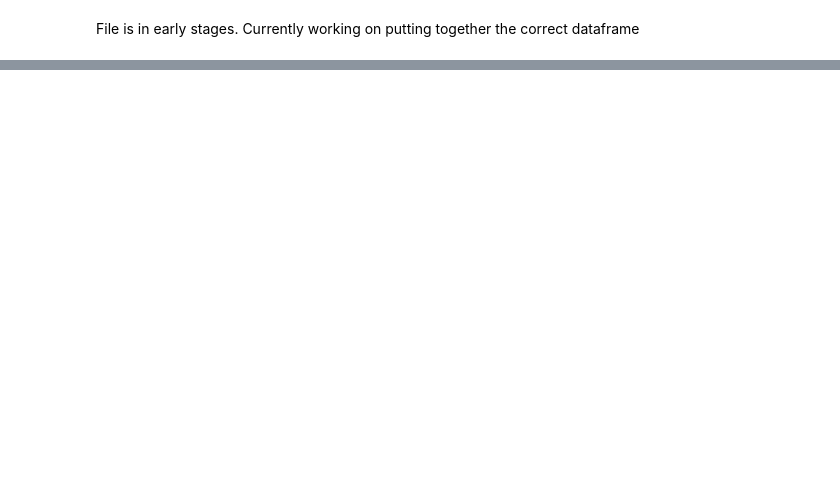
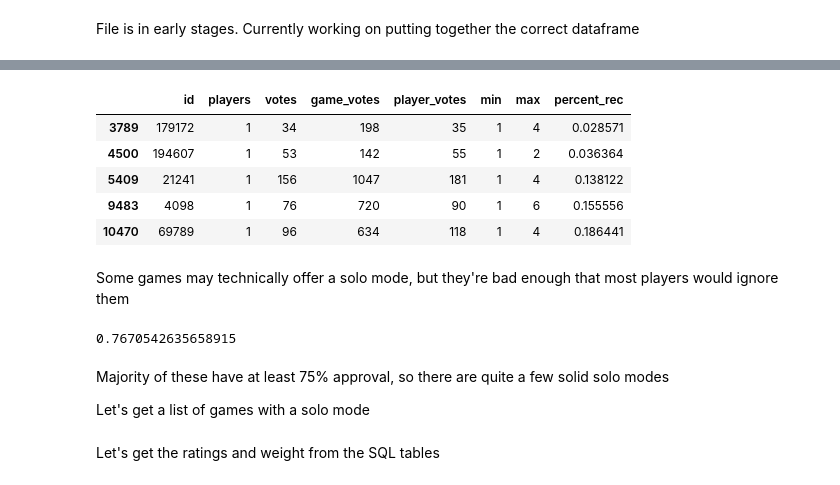
Before and after one commit to MarshallKrakauer/BGGAnalysis, a Jupyter notebook: PlayerCounts.ipynb, the cells around one changed output, grey strips where cells are left out. Cells and saved outputs as stored; diff of their text form; code cells hidden in the pictures; blank space fills up the shorter version.

Commit message:
beginning solo play analysis

```diff
--- a/PlayerCounts.ipynb
+++ b/PlayerCounts.ipynb
@@ -92,0 +97,9 @@ result_df[result_df['game_votes'] == result_df['game_votes'].min()]
+# %%
+# Get the percent of people who chose recommended or best for a given player count
+recommending = result_df.loc[result_df['rec'] == 'Not Recommended', :]
+recommending['percent_rec'] = 1 - recommending['vote_percent']
+recommending.drop(['vote_percent', 'rec'], axis=1, inplace=True)
+
+# Let's set a minimum of 100 total player count votes for the game
+recommending = recommending.loc[recommending['game_votes'] >= 100, :]
+print('New datasets contains {} unique games.'.format(recommending['id'].nunique()))
@@ -92,0 +117,22 @@ result_df[result_df['game_votes'] == result_df['game_votes'].min()]
+# %%
+# Let's check games that offer a single player mode, but it gets poor results
+recommending[recommending['players'] == 1].sort_values('percent_rec').head(5)
+# %% [output]
+|  | id | players | votes | game_votes | player_votes | min | max | percent_rec |
+| 3789 | 179172 | 1 | 34 | 198 | 35 | 1 | 4 | 0.028571 |
+| 4500 | 194607 | 1 | 53 | 142 | 55 | 1 | 2 | 0.036364 |
+| 5409 | 21241 | 1 | 156 | 1047 | 181 | 1 | 4 | 0.138122 |
+| 9483 | 4098 | 1 | 76 | 720 | 90 | 1 | 6 | 0.155556 |
+| 10470 | 69789 | 1 | 96 | 634 | 118 | 1 | 4 | 0.186441 |
+# %% [markdown]
+Some games may technically offer a solo mode, but they're bad enough that most players would ignore them
+# %%
+# How good are solo modes usually?
+# Note, removing pure solo games
+recommending.loc[(recommending['players'] == 1) & (recommending['max'] != 1), 'percent_rec'].median()
+# %% [output]
+0.7670542635658915
+# %% [markdown]
+Majority of these have at least 75% approval, so there are quite a few solid solo modes
+
+Let's get a list of games with a solo mode
@@ -92,0 +150,2 @@ result_df[result_df['game_votes'] == result_df['game_votes'].min()]
+# %% [markdown]
+Let's get the ratings and weight from the SQL tables
```
Also changed, not shown: parts of 13 cells of this notebook.
